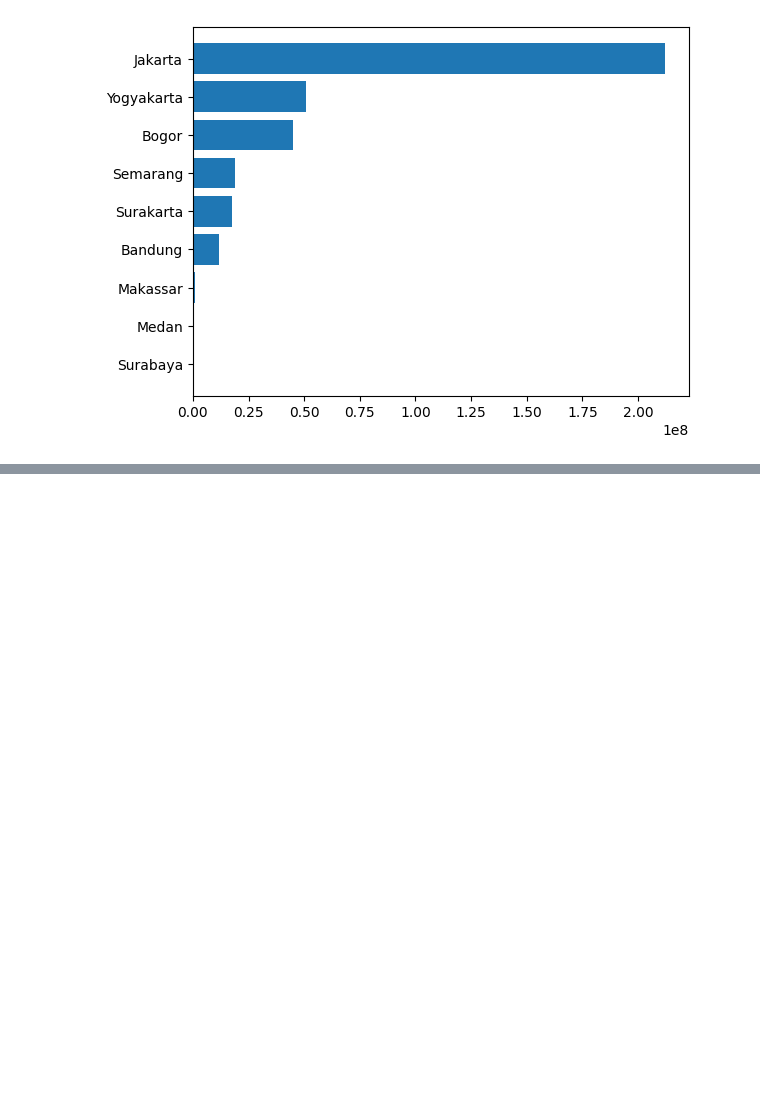
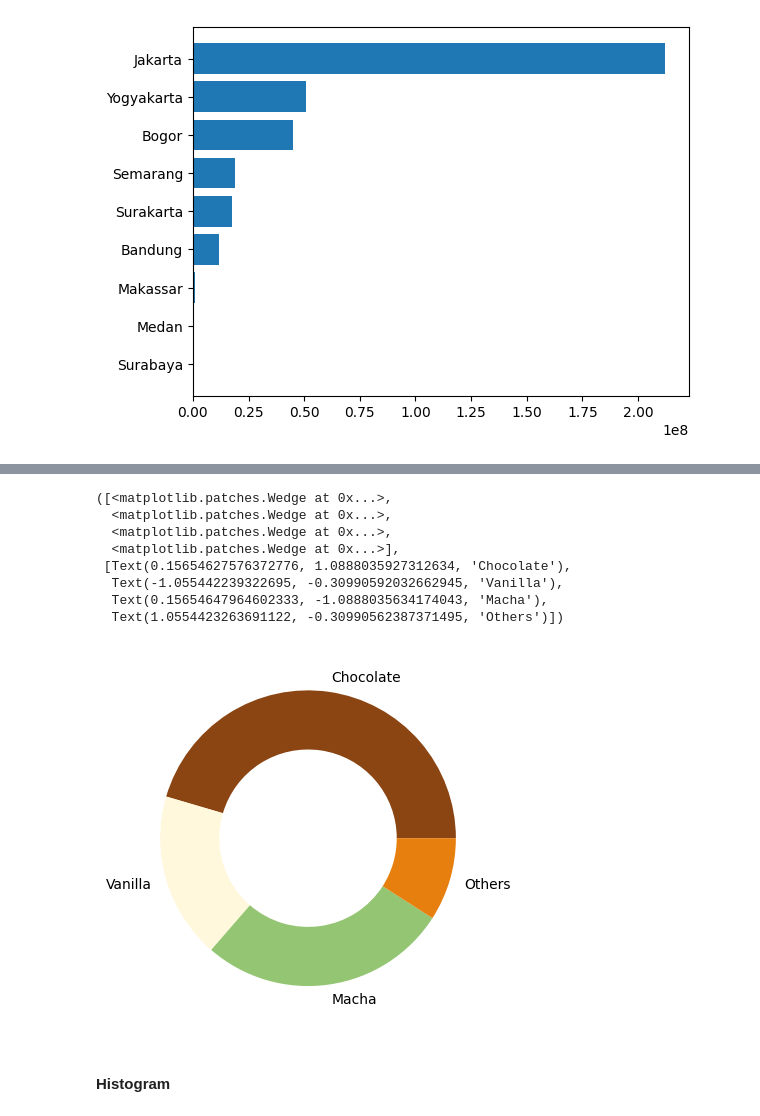
Before and after one commit to Bayhaqieee/AI, a Jupyter notebook: Bangkit/Data Analysis/data_visualization.ipynb, the cells around one changed output, grey strips where cells are left out. Saved outputs shown, nothing was run; the diff lists cells and outputs as text; code cells hidden in the pictures; blank space fills up the shorter version.

```diff
--- a/Bangkit/Data Analysis/data_visualization.ipynb
+++ b/Bangkit/Data Analysis/data_visualization.ipynb
@@ -42,0 +72,19 @@ plt.show()
+# %%
+plt.pie(
+    x=votes,
+    labels=flavors,
+    colors=colors,
+    wedgeprops= {'width': 0.4}
+)
+# %% [output]
+([<matplotlib.patches.Wedge at 0x...>,
+  <matplotlib.patches.Wedge at 0x...>,
+  <matplotlib.patches.Wedge at 0x...>,
+  <matplotlib.patches.Wedge at 0x...>],
+ [Text(0.15654627576372776, 1.0888035927312634, 'Chocolate'),
+  Text(-1.055442239322695, -0.30990592032662945, 'Vanilla'),
+  Text(0.15654647964602333, -1.0888035634174043, 'Macha'),
+  Text(1.0554423263691122, -0.30990562387371495, 'Others')])
+[figure, added]
+# %% [markdown]
+#### Histogram
```
Also changed, not shown: parts of 6 cells of this notebook.
